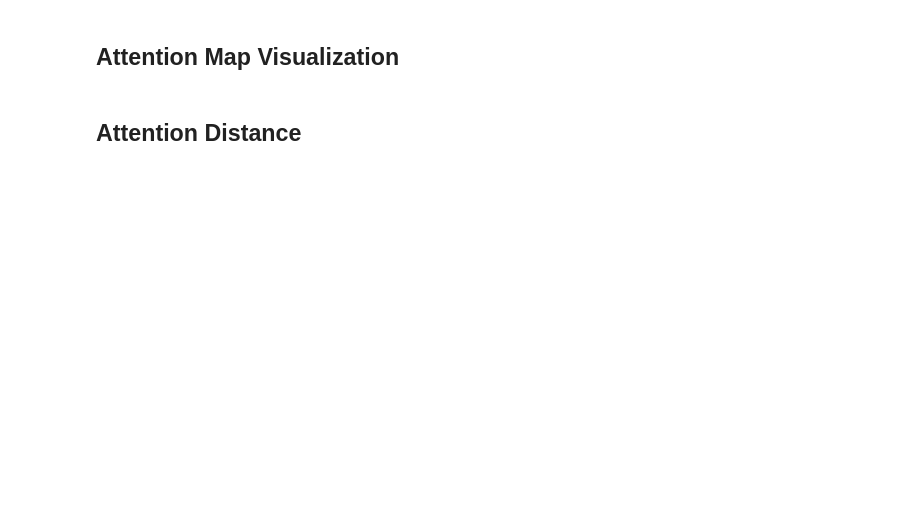
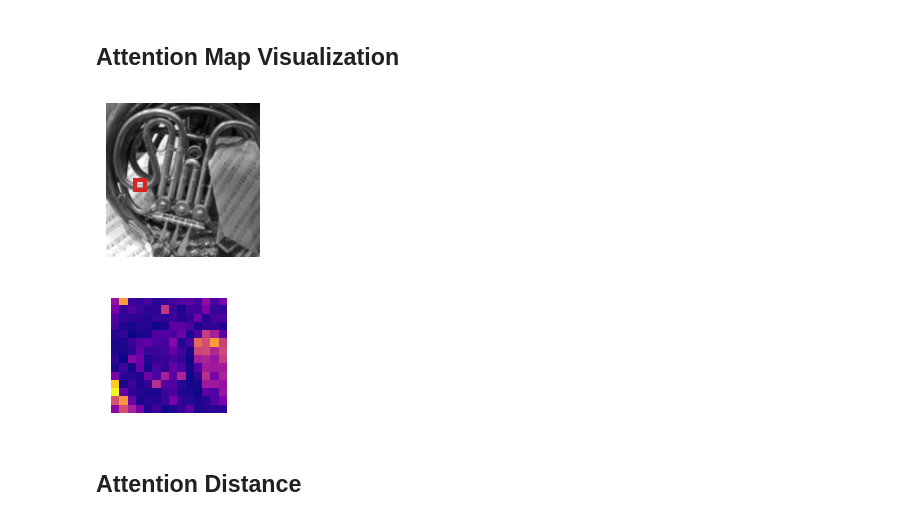
Before and after one commit to naver-ai/cl-vs-mim, a Jupyter notebook: self_attention_analysis.ipynb, the cells around one changed output. Drawn from its saved outputs; the diff is of its cells as text; code cells hidden in the pictures; blank space fills up the shorter version.

```diff
--- a/self_attention_analysis.ipynb
+++ b/self_attention_analysis.ipynb
@@ -123,40 +162,57 @@ def mark_token(ax, xs, batch, i, j, color='tab:red'):
 def visualize_attn(ax, attns, batch, i, j, depth, head):
     """
     ax: matplotlib axes
     xs: batch
     batch, i, j: batch coords
     attns, depth, head:
     """
 
     attn_list = [list(attn[batch].cpu()) if attn is not None else None for attn in attns]
     attn = torch.stack(attn_list[depth])
     attn = attn[head]  # take head-th head
     attn = attn[1:,1:]  # drop cls token
     attn = attn / attn.sum(dim=-1, keepdim=True)  # normalize
 
     attn = attn[j * 14 + i]
     attn = attn.reshape([14, 14])
 
     ax.imshow(attn, cmap="plasma", )
     ax.set_xticks([])
     ax.set_yticks([])
     ax.set_axis_off()
 
 
-model = model_moco  # select a model
+#@markdown Execute this cell to visualize the attention maps. The red square in the visualization indicates the location of the query.
+#@markdown
+#@markdown This visualization demonstrates that the self-attentions of CL (MoCo) generally captures global relationships and objects. However, they tend to produce homogeneous attention maps for all query tokens and heads, particularly when compared to MIM. In contrast, the self-attentions of MIM (SimMIM) primarily focus on localized areas.
+
+model_option = "moco"  #@param ["moco", "simmim"]
+depth = 10  #@param {type:"slider", min:0, max:11, step:1}
+batch = 30  #@param {type:"integer"}
+coord_x = 3  #@param {type:"integer"}
+coord_y = 8  #@param {type:"integer"}
+head = 0  #@param {type:"integer"}
+
+if model_option == "moco":
+    model = model_moco
+elif model_option == "simmim":
+    model = model_simmim
+else:
+    raise Exception("Invalid option: ", model_option)
+
 xs, ys = next(iter(dataset_test))
 with torch.no_grad():
     xs = xs.cuda()
     _, _, attns, _ = model(xs)
 
 
-fig, ax = plt.subplots(1, 1, figsize=(2, 2), dpi=200)
-mark_token(ax, xs, batch=30, i=3, j=8, color='tab:red')
+fig, ax = plt.subplots(1, 1, figsize=(2, 2), dpi=100)
+mark_token(ax, xs, batch=batch, i=coord_x, j=coord_y, color='tab:red')
 
-for i in range(14):
-    for j in range(8, 14):
-        fig, ax = plt.subplots(1, 1, figsize=(1, 1))
-        visualize_attn(ax, attns, batch=30, i=i, j=j, depth=9, head=0)
-        break
+fig, ax = plt.subplots(1, 1, figsize=(1, 1), dpi=150)
+visualize_attn(ax, attns, batch=batch, i=coord_x, j=coord_y, depth=depth, head=head)
+# %% [output]
+[figure, added]
+[figure, added]
 # %% [markdown]
 ## Attention Distance
```
Also changed, not shown: parts of 9 cells of this notebook, 2 other files.
